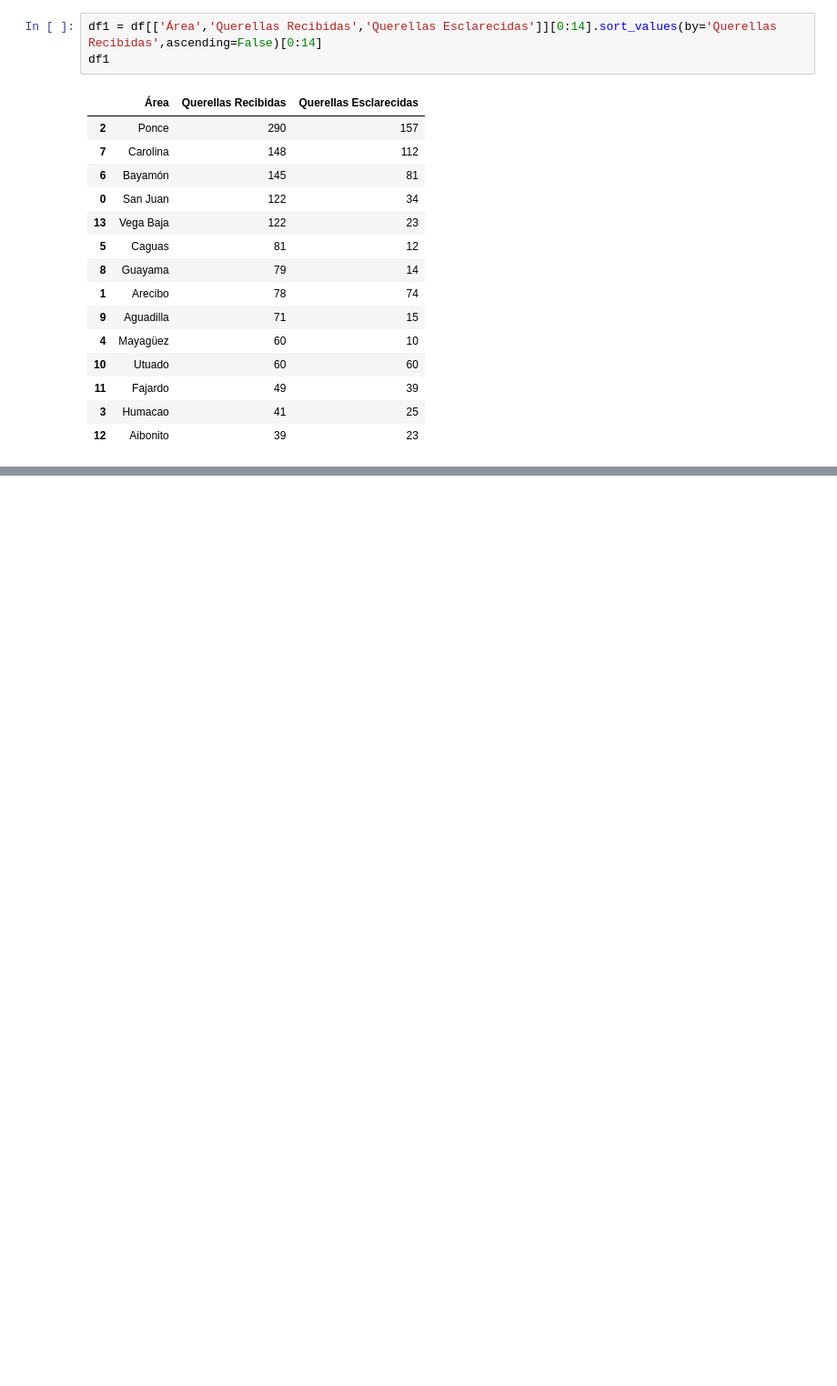
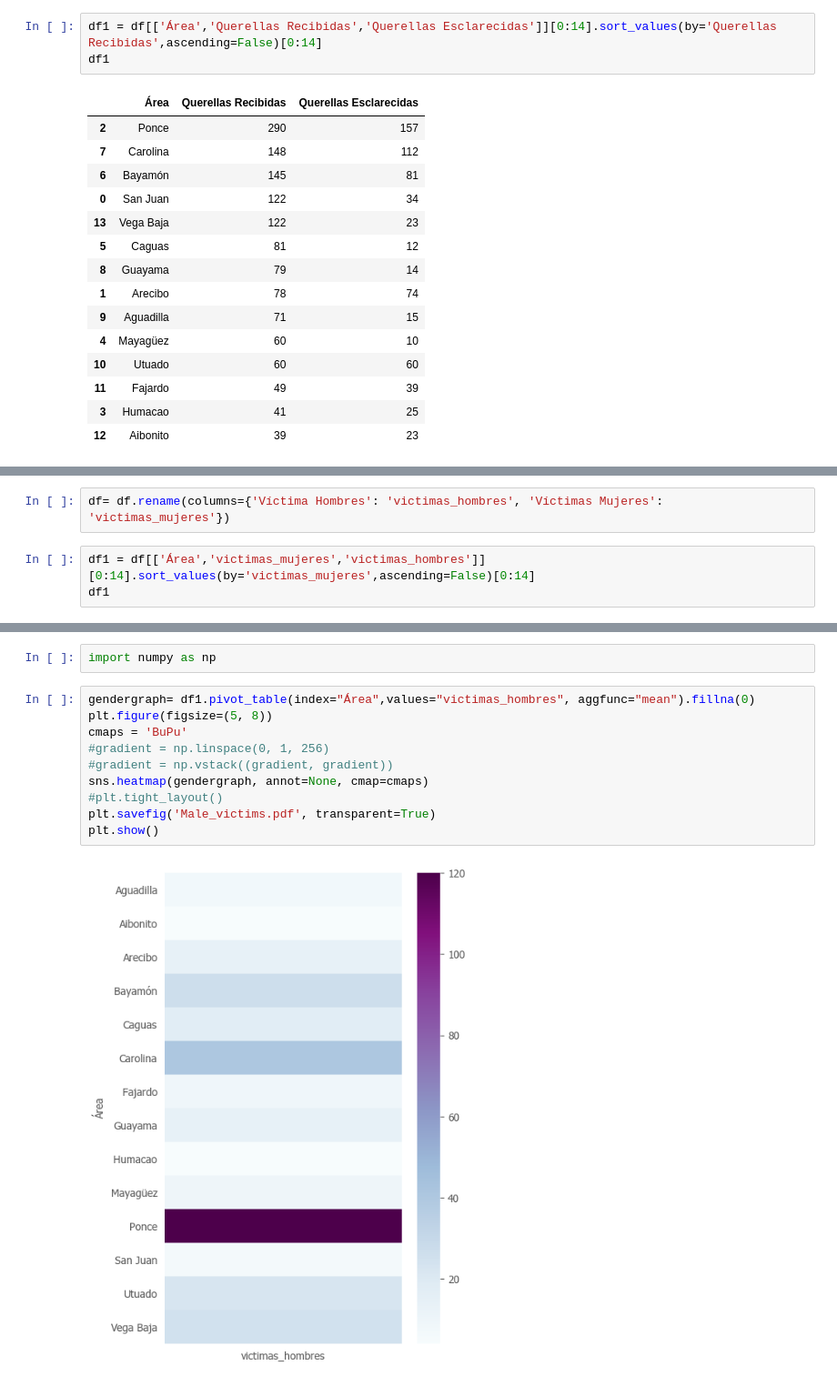
Before and after one commit to ella24/data_studio, a Jupyter notebook: code/Sexual_OffensesPR/Sexual Offenses in Puerto Rico.ipynb, the cells around one changed output, grey strips where cells are left out. Shown at 91% size. Cells and saved outputs as stored; diff of their text form; blank space fills up the shorter version.

```diff
--- a/code/Sexual_OffensesPR/Sexual Offenses in Puerto Rico.ipynb
+++ b/code/Sexual_OffensesPR/Sexual Offenses in Puerto Rico.ipynb
@@ -215,0 +216,5 @@ plt.show()
+# %%
+df= df.rename(columns={'Víctima Hombres': 'victimas_hombres', 'Víctimas Mujeres': 'victimas_mujeres'})
+# %%
+df1 = df[['Área','victimas_mujeres','victimas_hombres']][0:14].sort_values(by='victimas_mujeres',ascending=False)[0:14]
+df1
@@ -215,0 +237,14 @@ plt.show()
+# %%
+import numpy as np
+# %%
+gendergraph= df1.pivot_table(index="Área",values="victimas_hombres", aggfunc="mean").fillna(0)
+plt.figure(figsize=(5, 8))
+cmaps = 'BuPu'
+#gradient = np.linspace(0, 1, 256)
+#gradient = np.vstack((gradient, gradient))
+sns.heatmap(gendergraph, annot=None, cmap=cmaps)
+#plt.tight_layout()
+plt.savefig('Male_victims.pdf', transparent=True)
+plt.show()
+# %% [output]
+[figure, added]
```
Also changed, not shown: parts of 5 cells of this notebook.
